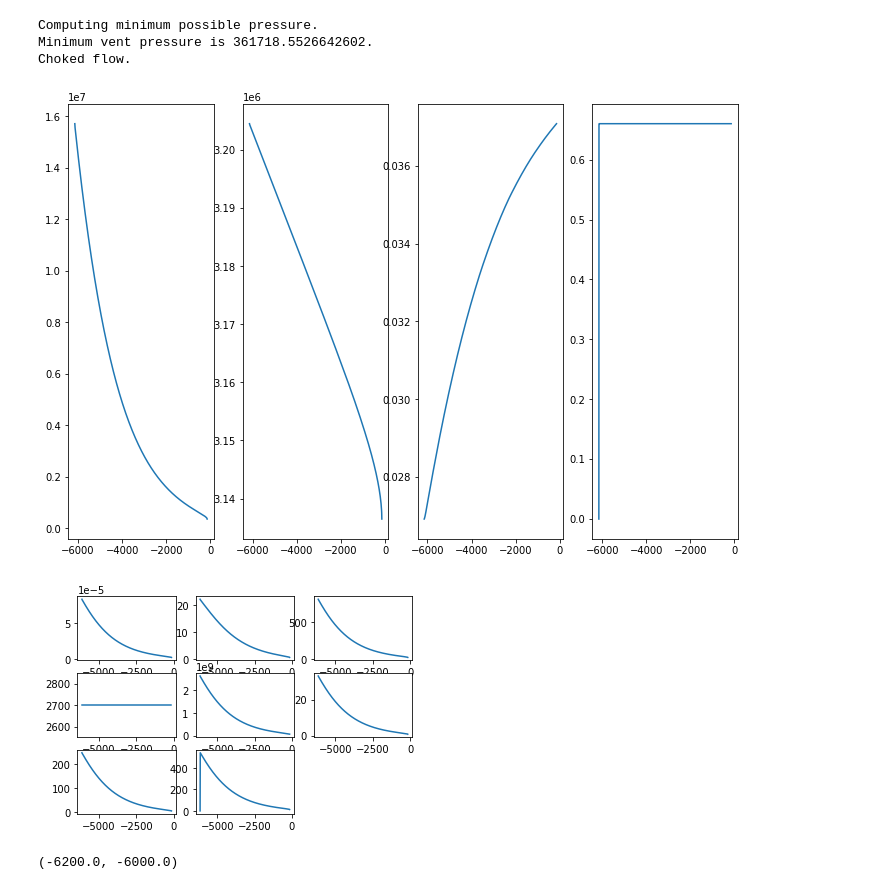
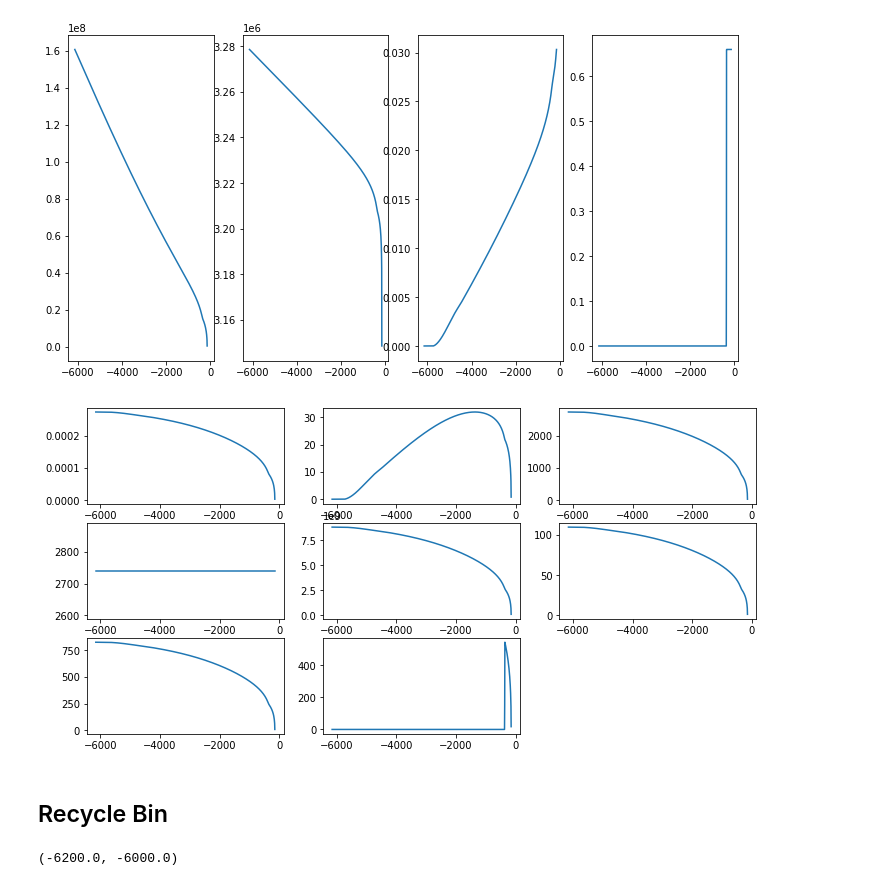
Before and after one commit to fredriclam/compressible-conduit-steady, a Jupyter notebook: steady_state_tester.ipynb, the cells around one changed output. Drawn from its saved outputs; the diff is of its cells as text; code cells hidden in the pictures.

```diff
--- a/steady_state_tester.ipynb
+++ b/steady_state_tester.ipynb
@@ -5,7 +5,7 @@
 import matplotlib.pyplot as plt
 import steady_state as ss
 import numpy as np
-f = ss.SteadyState(1e5, 1, input_type="u",
+f = ss.SteadyState(np.linspace(-6150,-150,1000), 1e5, 1, input_type="u",
   override_properties={
     "yC": 0.3, ########## Check
     "yWt": 0.04,
@@ -15,46 +15,49 @@ f = ss.SteadyState(1e5, 1, input_type="u",
     "tau_d": 10.0,  ########## Check
     "tau_f": 1.0,
     "conduit_radius": 50,
-    "conduit_length": 6000,
     "T_chamber": 800+273.15,
     "c_v_magma": 3e3,
     "rho0_magma": 2.7e3,
     "K_magma": 10e9,
     "p0_magma": 10e6,
     "solubility_k": 5e-6,
     "solubility_n": 0.5,
   }
 )
 
+x = np.linspace(-6150, -150, 1000)
+x_quail = np.expand_dims(x, axis=(1, 2))
 
-x = np.linspace(-6150, -150, 1000)
-U1 = f(x)
-p, h, y, yF = f(x,True)
+U1 = f(x_quail, "quail")
+p, h, y, yF = f(x, "phy")
 
 # Figure 1: p, h, y, yF native
-plt.figure(figsize=(12,8))
+plt.figure(figsize=(12,6))
 plt.subplot(1,4,1)
 plt.plot(x, p)
+plt.ylabel("p / Pa")
 plt.subplot(1,4,2)
 plt.plot(x, h)
+plt.ylabel("h / (J/kg)")
 plt.subplot(1,4,3)
 plt.plot(x, y)
+plt.ylabel("Exsolved water mass fraction")
 plt.subplot(1,4,4)
 plt.plot(x, yF)
+plt.ylabel("Fraction of total mass as fragmented")
 
 # Figure 2: quail conserved variables format
-plt.figure()
+plt.figure(figsize=(12,6))
 for i in range (8):
   plt.subplot(3,3,i+1)
   plt.plot(x, U1[...,i])
 
 plt.show()
 # %% [output]
-Computing minimum possible pressure.
-Minimum vent pressure is 361718.5526642602.
-Choked flow.
-[figure, old version]
+[figure, new version]
-[figure, old version]
+[figure, new version]
+# %% [markdown]
+## Recycle Bin
 # %%
 j0 = 1.0 / v_map(p[0], h[0], y[0], yF[0])
 u = j0 * v_map(p, h, y, yF)
```
Also changed, not shown: 1 other file.
